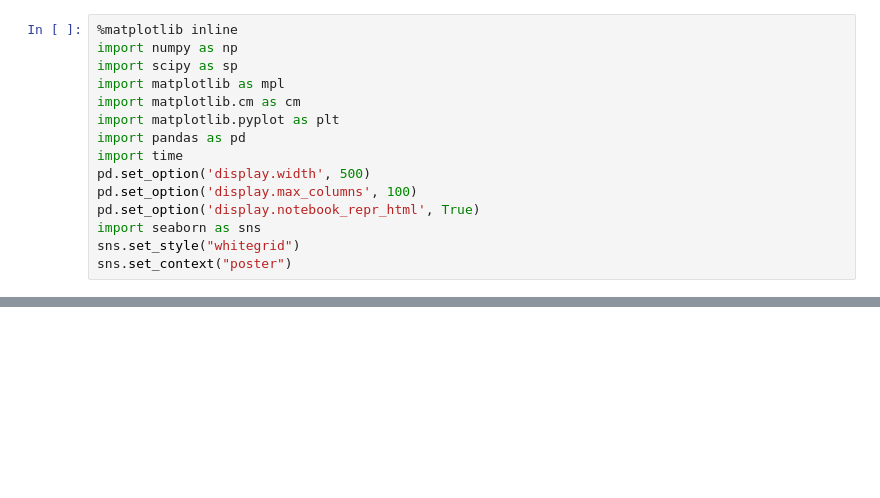
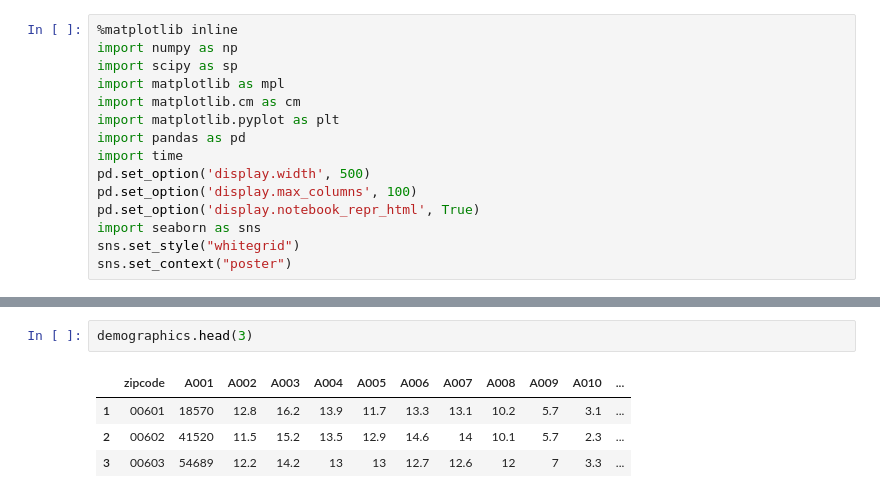
Before and after one commit to austinwu0/cs109-final-project, a Jupyter notebook: normalize_transform_features.ipynb, the cells around one changed output, grey strips where cells are left out. Drawn from its saved outputs; the diff is of its cells as text; blank space fills up the shorter version.

```diff
--- a/normalize_transform_features.ipynb
+++ b/normalize_transform_features.ipynb
@@ -20,0 +37,7 @@ bus_patterns = pd.read_pickle('data/business_patterns.pkl')
+# %%
+demographics.head(3)
+# %% [output]
+|  | zipcode | A001 | A002 | A003 | A004 | A005 | A006 | A007 | A008 | A009 | A010 | ... |
+| 1 | 00601 | 18570 | 12.8 | 16.2 | 13.9 | 11.7 | 13.3 | 13.1 | 10.2 | 5.7 | 3.1 | ... |
+| 2 | 00602 | 41520 | 11.5 | 15.2 | 13.5 | 12.9 | 14.6 | 14 | 10.1 | 5.7 | 2.3 | ... |
+| 3 | 00603 | 54689 | 12.2 | 14.2 | 13 | 13 | 12.7 | 12.6 | 12 | 7 | 3.3 | ... |
```
Also changed, not shown: parts of 17 cells of this notebook, 1 other file.
